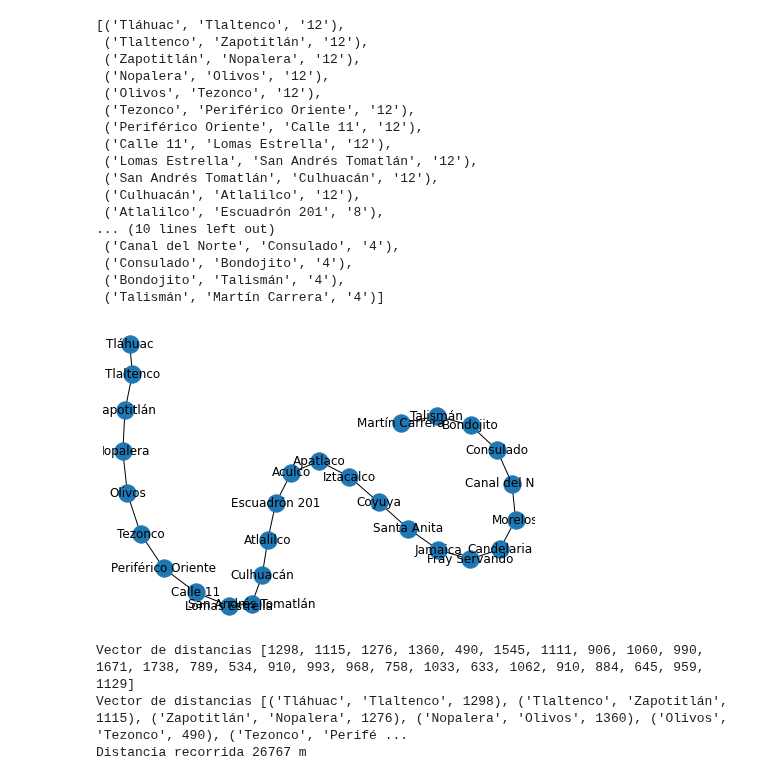
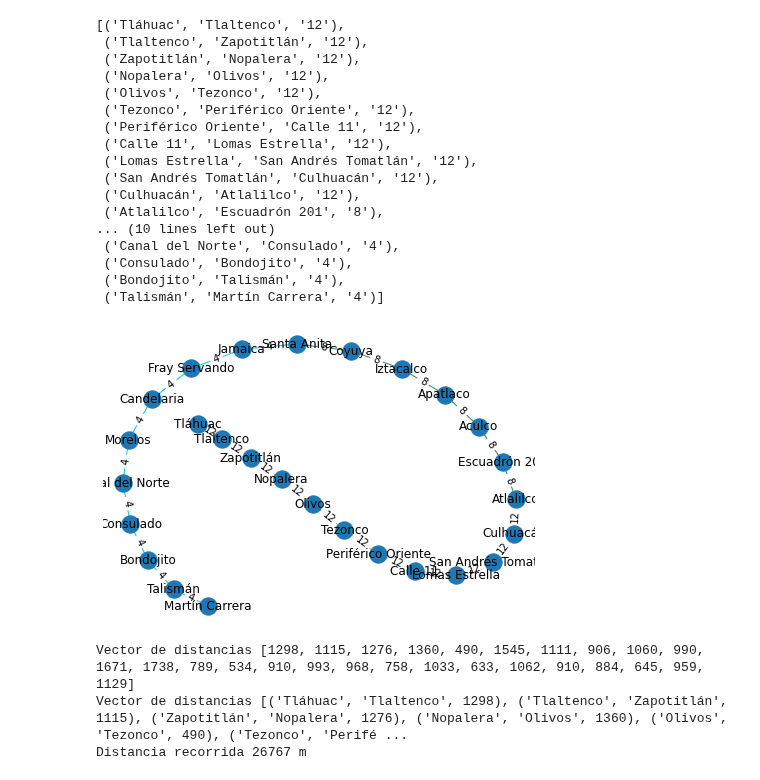
Before and after one commit to jcjimenezb123/ProgramacionPython, a Jupyter notebook: Grafos.ipynb, the cells around one changed output. Saved outputs shown, nothing was run; the diff lists cells and outputs as text; code cells hidden in the pictures.

```diff
--- a/Grafos.ipynb
+++ b/Grafos.ipynb
@@ -169,11 +169,16 @@ linea
  ('Consulado', 'Bondojito', '4'),
  ('Bondojito', 'Talismán', '4'),
  ('Talismán', 'Martín Carrera', '4')]
-# %%
-r=G.subgraph(ruta)
-nx.draw(r,with_labels=1)
-# %% [output]
-[figure, removed]
+# %%
+r=G.subgraph(ruta)
+pos = nx.spring_layout(r)
+color_linea=[r[origen][destino]['Color'] for (origen,destino) in r.edges()]
+nx.draw(r,pos,with_labels=1,edge_color=color_linea)
+edge_labels = nx.get_edge_attributes(r, 'Linea')
+nx.draw_networkx_edge_labels(r, pos, edge_labels=edge_labels)
+plt.show()
+# %% [output]
+[figure, added]
 # %%
 d=[G[ruta[i]][ruta[i+1]]['Distancia'] for i in range(len(ruta)-1)]
 ds=[(ruta[i],ruta[i+1],G[ruta[i]][ruta[i+1]]['Distancia']) for i in range(len(ruta)-1)]
```
